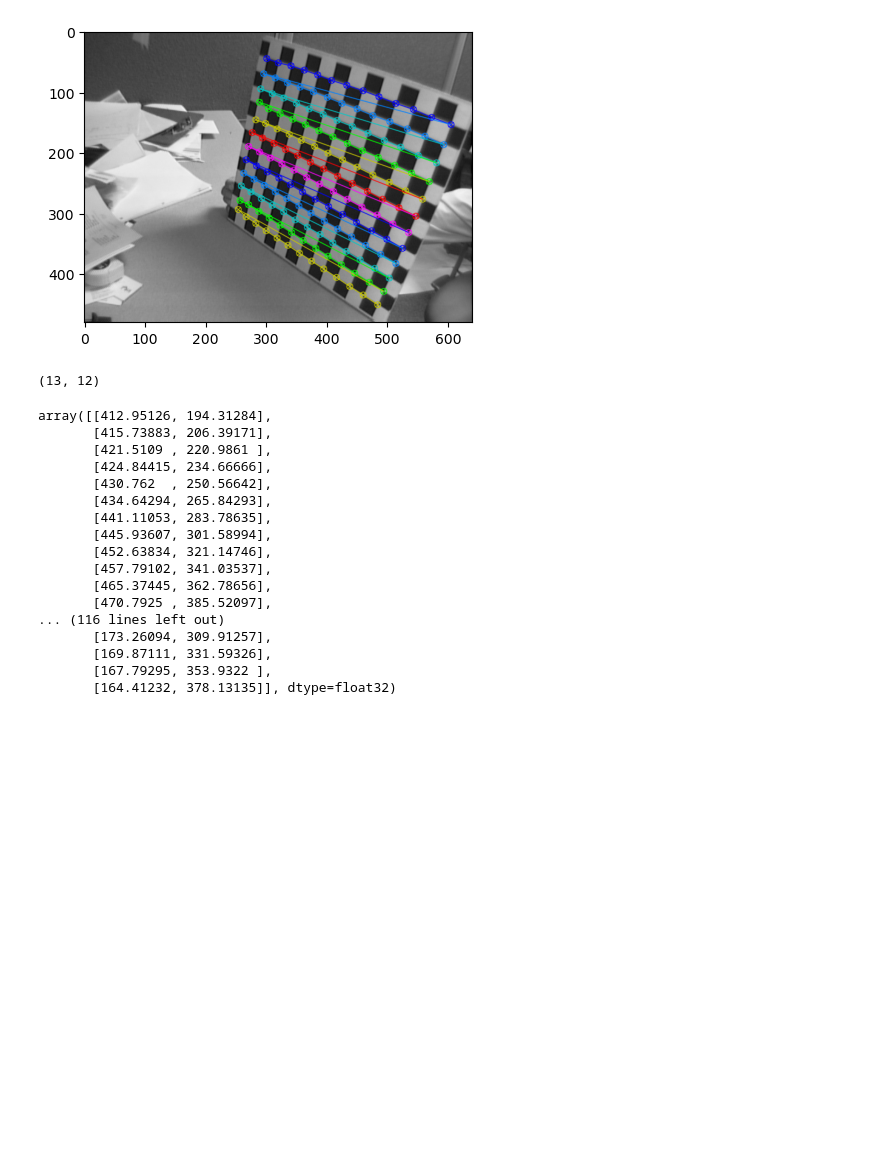
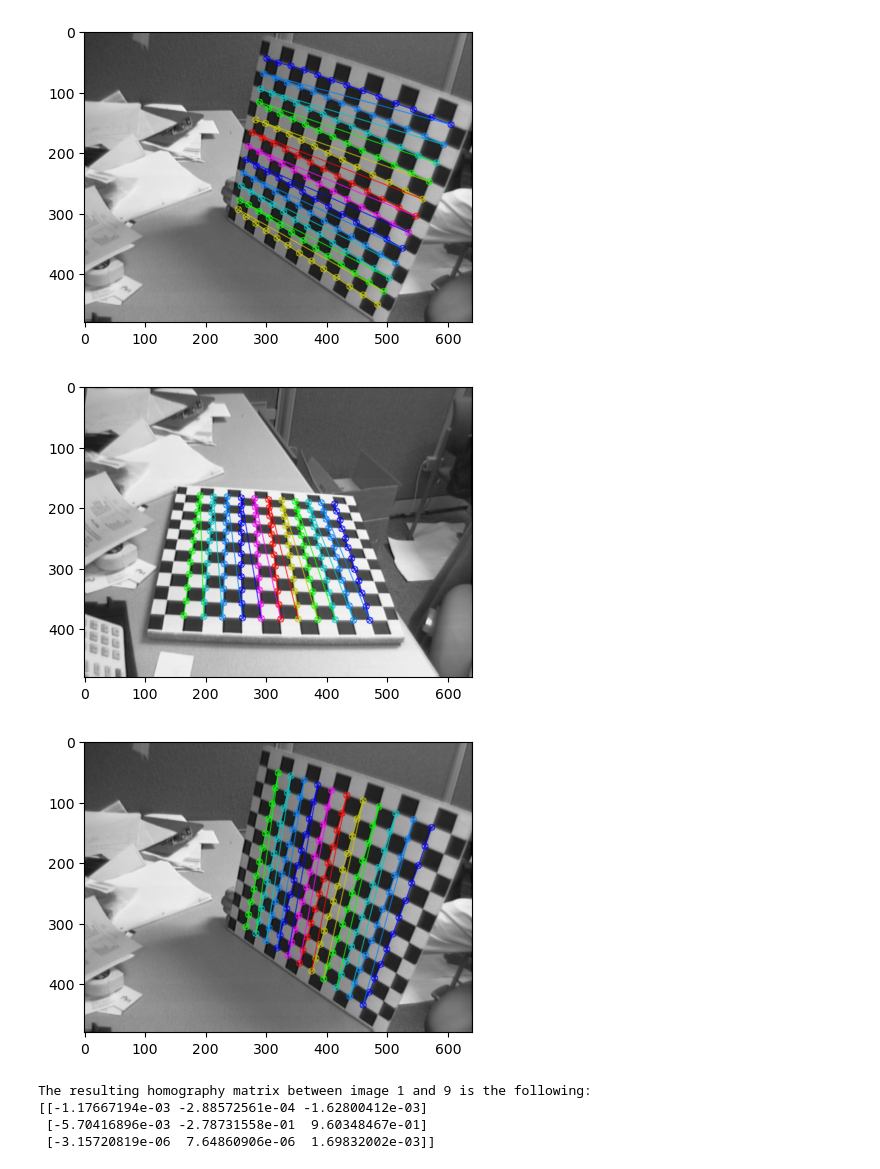
Before and after one commit to umityigitbsrn/comp-vision-assignments, a Jupyter notebook: assignment_05/2/homography_estimation.ipynb, the cells around one changed output. Cells and saved outputs as stored; diff of their text form; code cells hidden in the pictures; blank space fills up the shorter version.

Commit message:
homography_estimation.ipynb done

```diff
--- a/assignment_05/2/homography_estimation.ipynb
+++ b/assignment_05/2/homography_estimation.ipynb
@@ -18,6 +18,9 @@ def get_corners_of_images_with_match(first_img, second_img, pattern_size_cartesi
         if second_ret:
             second_img_max_pattern = pattern_size
             second_img_corners = second_corners
+
+        if first_ret and second_ret:
+            break
     return first_img_max_pattern, first_img_corners, second_img_max_pattern, second_img_corners
 
 def plot_found_corners(first_img, first_img_max_pattern, first_img_corners, second_img, second_img_max_pattern, second_img_corners):
@@ -31,11 +34,20 @@ def plot_found_corners(first_img, first_img_max_pattern, first_img_corners, seco
     plt.figure(figsize=(5, 5))
     plt.imshow(second_rgb)
 
-def get_homography():
-    pass
-
-def homography_estimation():
-    pass
+def get_homography(first_corner_matrix, second_corner_matrix):
+    first_corner_matrix_third = np.ones((first_corner_matrix.shape[0], 1))
+    first_corner_matrix_third = np.concatenate([first_corner_matrix, first_corner_matrix_third], axis=1)
+    resulting_point_matrix = np.zeros((first_corner_matrix_third.shape[0] * 2, 9))
+    for idx, first_corner_elem in enumerate(first_corner_matrix_third):
+        first_piece = np.kron(first_corner_elem, np.eye(2))
+        second_piece = np.stack([first_corner_elem * second_corner_matrix[idx][0], first_corner_elem * second_corner_matrix[idx][1]])
+        piece = np.concatenate([first_piece, second_piece], axis=1)
+        resulting_point_matrix[(2 * idx):(2 * (idx + 1)), :] = piece
+    eig_vals, eig_vec = np.linalg.eig(resulting_point_matrix.T @ resulting_point_matrix)
+    min_idx = np.argmin(eig_vals)
+    vectorized_estimation = eig_vec[:, min_idx]
+    estimation = vectorized_estimation.reshape((3, 3))
+    return estimation
 # %%
 cartesian = []
 for col in range(10, 15):
@@ -52,10 +64,6 @@ plot_found_corners(first_img_data, first_pattern, first_corner, second_img_data,
 # %% [output]
 [figure]
 [figure]
-# %%
-second_pattern
-# %% [output]
-(13, 12)
 # %%
 # based on the resulting plots there should be some corrections between corners for them to match
 # remove unnecessary dimension
@@ -63,23 +71,29 @@ first_corner = first_corner.squeeze()
 second_corner = second_corner.squeeze()
 
 # split them into groups
-first_corner = np.split(first_corner, list(first_pattern)[0])
-second_corner
+first_corner_list = np.split(first_corner, list(first_pattern)[1])
+second_corner_list = np.split(second_corner, list(second_pattern)[1])
-# %% [output]
-array([[412.95126, 194.31284],
-       [415.73883, 206.39171],
-       [421.5109 , 220.9861 ],
-       [424.84415, 234.66666],
-       [430.762  , 250.56642],
-       [434.64294, 265.84293],
-       [441.11053, 283.78635],
-       [445.93607, 301.58994],
-       [452.63834, 321.14746],
-       [457.79102, 341.03537],
-       [465.37445, 362.78656],
-       [470.7925 , 385.52097],
-... (116 lines left out)
-       [173.26094, 309.91257],
-       [169.87111, 331.59326],
-       [167.79295, 353.9322 ],
-       [164.41232, 378.13135]], dtype=float32)
+# %%
+second_corner_list = [x[1:-1] for x in second_corner_list]
+second_corner_list_rearranged = []
+for reverse_idx in range((second_pattern[0] - 2) - 1, -1, -1):
+    rearranged_column = np.stack([x[reverse_idx] for x in second_corner_list])
+    second_corner_list_rearranged.append(rearranged_column)
+second_corner = np.concatenate(second_corner_list_rearranged)
+second_pattern = (second_pattern[1], second_pattern[0] - 2)
+# %%
+plot_found_corners(first_img_data, first_pattern, first_corner[:, np.newaxis, :], second_img_data, second_pattern, second_corner[:, np.newaxis, :])
+# %% [output]
+[figure, added]
+[figure, added]
+# %%
+# now the resulting corner matrices are representing the same location
+# for each point we can generate vectorized notation to estimate the homography matrix
+homography = get_homography(first_corner, second_corner)
+# the resulting homography
+print('The resulting homography matrix between image 1 and 9 is the following:\n{}'.format(homography))
+# %% [output]
+The resulting homography matrix between image 1 and 9 is the following:
+[[-1.17667194e-03 -2.88572561e-04 -1.62800412e-03]
+ [-5.70416896e-03 -2.78731558e-01  9.60348467e-01]
+ [-3.15720819e-06  7.64860906e-06  1.69832002e-03]]
```
